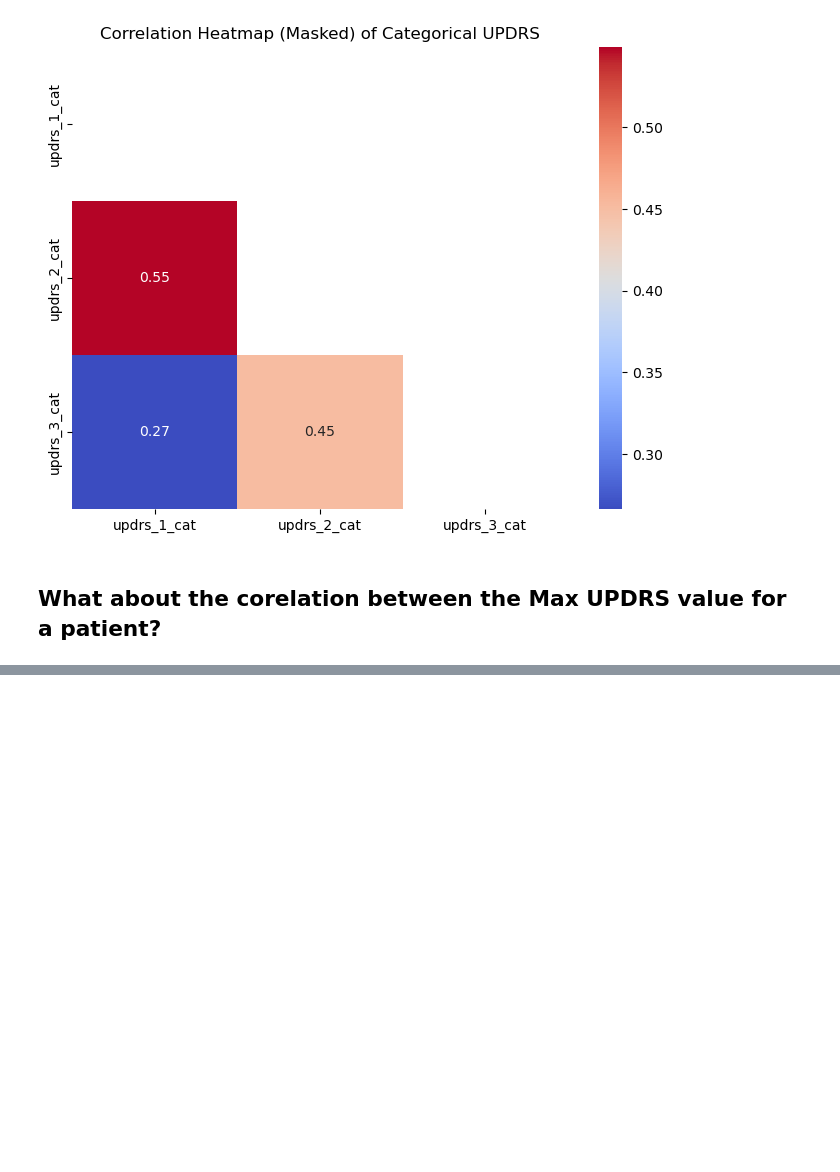
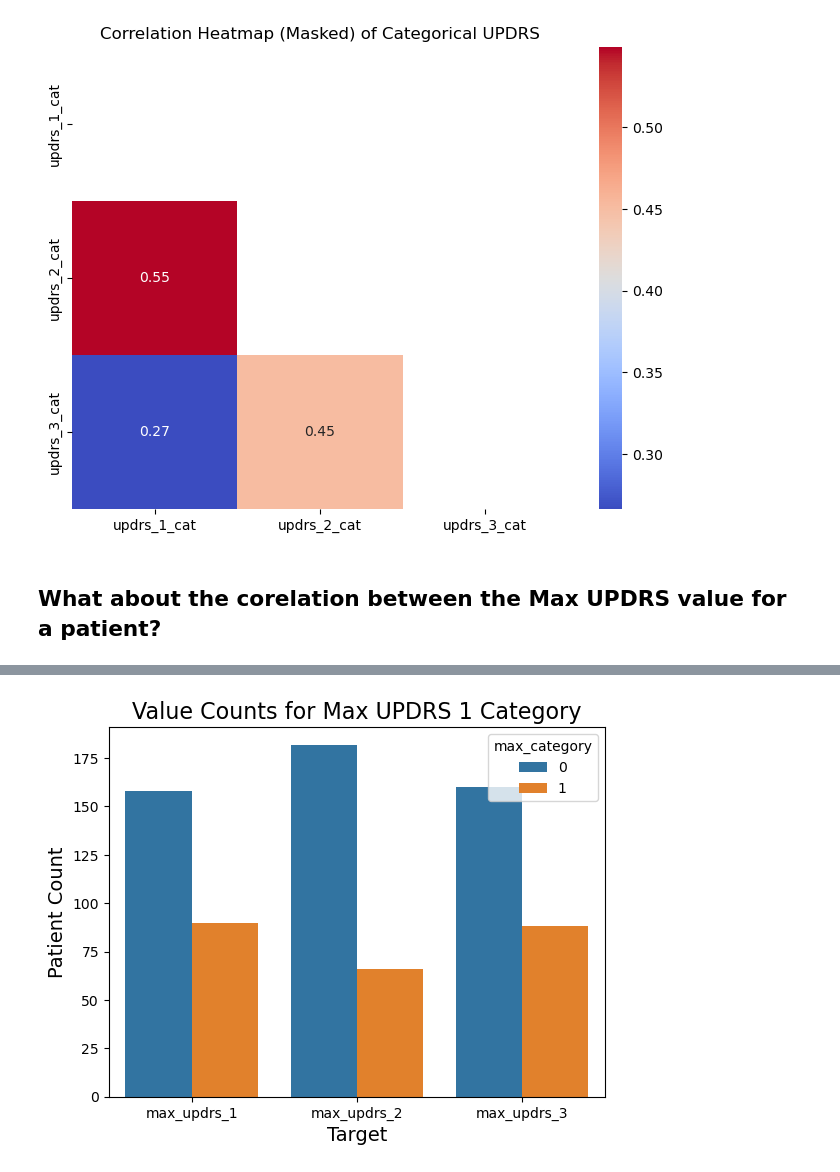
Before and after one commit to dagartga/Boosted-Models-for-Parkinsons-Prediction, a Jupyter notebook: parkinsons_1/notebooks/Raw_Data_EDA.ipynb, the cells around one changed output, grey strips where cells are left out. Saved outputs shown, nothing was run; the diff lists cells and outputs as text; code cells hidden in the pictures; blank space fills up the shorter version.

```diff
--- a/parkinsons_1/notebooks/Raw_Data_EDA.ipynb
+++ b/parkinsons_1/notebooks/Raw_Data_EDA.ipynb
@@ -184,0 +260,4 @@ plt.show()
+# %%
+# get the value counts for the max_updrs_1_cat column
+max_updrs_val_counts = max_updrs_df[['max_updrs_1_cat', 'max_updrs_2_cat', 'max_updrs_3_cat']].apply(pd.Series.value_counts).reset_index()
+max_updrs_val_counts.rename(columns={'index': 'target'}, inplace=True)
@@ -184,0 +283,12 @@ plt.show()
+# %%
+temp_df = pd.melt(max_updrs_val_counts, id_vars=['target'], value_vars=['0', '1'])
+temp_df.rename(columns={'value': 'count', 'variable':'max_category'}, inplace=True)
+# %%
+# plot the value counts for the max_updrs_1_cat column
+sns.barplot(x='target', y='count', hue='max_category', data=temp_df)
+plt.title('Value Counts for Max UPDRS 1 Category', fontsize=16)
+plt.xlabel('Target', fontsize=12)
+plt.ylabel('Patient Count', fontsize=12)
+plt.show()
+# %% [output]
+[figure, added]
```
Also changed, not shown: parts of 9 cells of this notebook.
